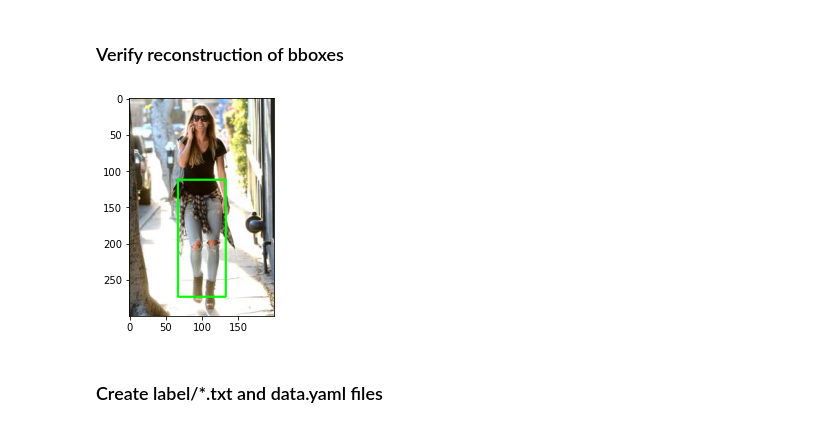
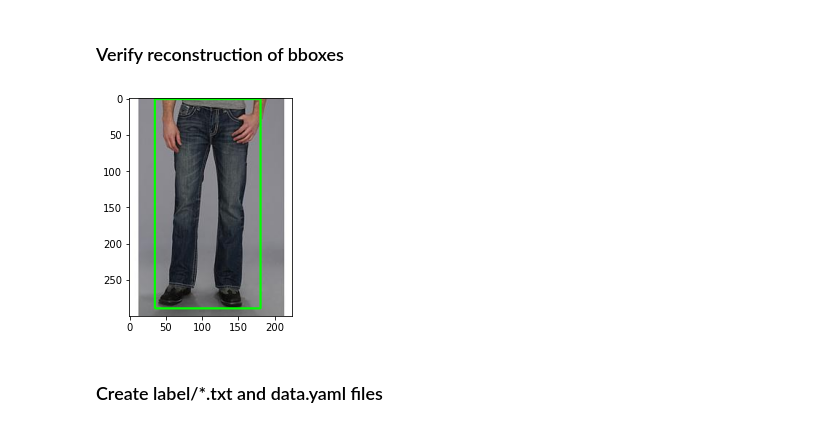
Before and after one commit to jorgeah92/Descriptive_World, a Jupyter notebook: bcj/DF1/EDA and YOLOv5 training prep on DeepFashion1 dataset.ipynb, the cells around one changed output. Drawn from its saved outputs; the diff is of its cells as text; code cells hidden in the pictures.

```diff
--- a/bcj/DF1/EDA and YOLOv5 training prep on DeepFashion1 dataset.ipynb
+++ b/bcj/DF1/EDA and YOLOv5 training prep on DeepFashion1 dataset.ipynb
@@ -203,5 +313,5 @@ numitems = min(subset.groupby('product_type').count().path)
 # %%
-# then we sample numitems * 70% in each of the cateogries to leave images for later validation and/or testing
-subsample = subset.groupby('product_type').sample(n=int(numitems*.7))
+# then we sample numitems * 90% in each of the cateogries to leave images for later validation and/or testing
+subsample = subset.groupby('product_type').sample(n=int(numitems*.9))
 len(subsample)
 # %% [output]
@@ -282,0 +534,26 @@ for file in toosmall.path.values:
+# %%
+%%time
+outsized_bbox_list = []
+cnt=0
+for i, item in subsample.iterrows():
+    if cnt%1000==0: # because tqdm is not working :(
+        #print(cnt, len(outsized_bbox_list))
+        pass
+    file = pre_path+'fashion/'+item.path
+    bbox = np.array(item[-6:-2], np.int)
+    img, crp, msk1, msk2, res = excessBlankSpace(file, bbox, sensitivity=30)
+
+    # calculate % of bbox occupied by non-desirable
+    # features (predominant background color or skin)
+    box_size = (bbox[2] - bbox[0]) * (bbox[3] - bbox[1])
+    msk1_size = msk1[msk1==255].shape
+    msk2_size = msk2[msk2==255].shape
+    bad_content = max(msk1_size, msk2_size)
+    content_ratio = np.round(bad_content[0]/box_size, 2)
+
+    if content_ratio > .8:
+        #plotImg(img, crp, msk1, res, bbox) # useful for testing on small sample
+        #print(box_size, bad_content[0], bad_ratio) # useful for testing on small sample
+        outsized_bbox_list.append(item.path)
+
+    cnt+=1
@@ -282,0 +574,7 @@ for file in toosmall.path.values:
+# %%
+to_remove = outsized_bbox_list
+for x in subsample.path.values[:]:
+    tmp = x.split('.')
+    if len(tmp) > 2:
+        to_remove.append(x)
+to_remove = set(to_remove)
@@ -282,0 +587,5 @@ for file in toosmall.path.values:
+# %%
+subsample = subsample[~subsample.path.isin(to_remove)]
+for file in to_remove:
+    os.remove(pre_path+'fashion/'+file)
+len(subsample)
@@ -307,19 +634,19 @@ subsample.head()
 ### Verify reconstruction of bboxes
 # %%
 # visually inspect some manually chosen random items
-row = subsample.iloc[5000].values
+row = subsample.iloc[12000].values
 img = cv2.imread(pre_path+'fashion/'+row[4])
 img = cv2.cvtColor(img, cv2.COLOR_BGR2RGB)
 (i_w, i_h, x, y, w, h) = row[-6:]
 # reconstruct the bboxes
 x1 = int((x-w/2)*i_w)
 y1 = int((y-h/2)*i_h)
 x2 = int((x+w/2)*i_w)
 y2 = int((y+h/2)*i_h)
 img_bbox = cv2.rectangle(img, (x1, y1), (x2, y2), (0, 255, 0), 2)
 plt.imshow(img)
 plt.show()
 # %% [output]
-[figure, old version]
+[figure, new version]
 # %% [markdown]
 ### Create label/*.txt and data.yaml files
```
Also changed, not shown: parts of 50 cells of this notebook.
